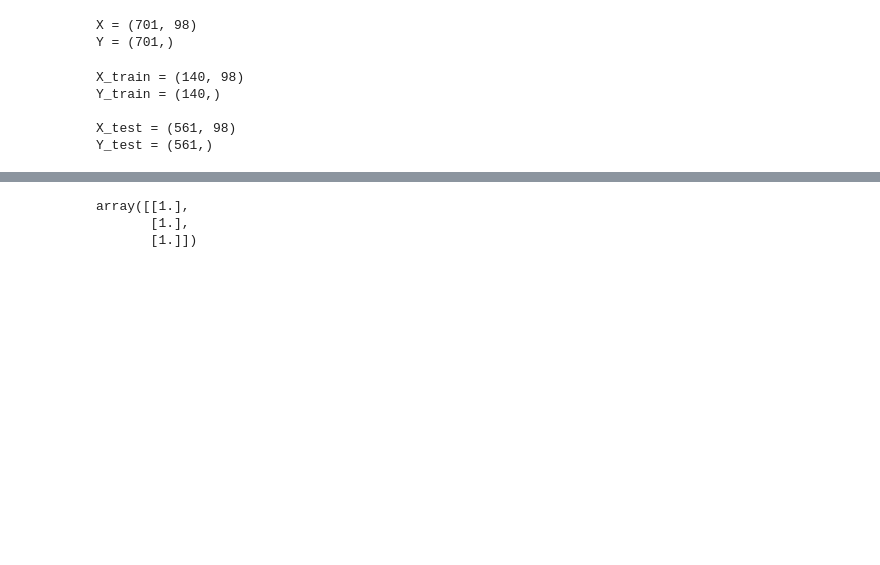
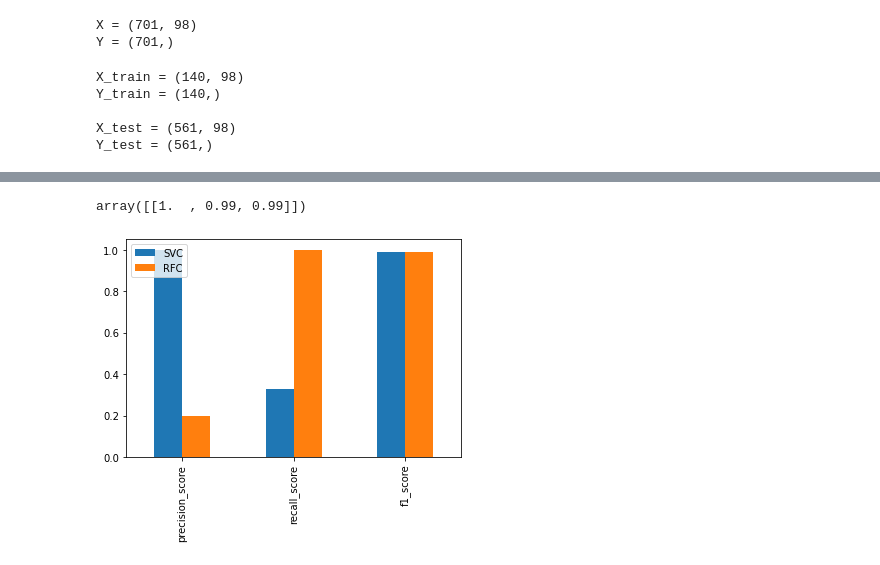
Before and after one commit to Azymir/Autism-Adult-Dataset-UCI-EDA_Classification, a Jupyter notebook: Autism-Adult-Dataset-UCI_Notebook.ipynb, the cells around one changed output, grey strips where cells are left out. Cells and saved outputs as stored; diff of their text form; code cells hidden in the pictures; blank space fills up the shorter version.

```diff
--- a/Autism-Adult-Dataset-UCI_Notebook.ipynb
+++ b/Autism-Adult-Dataset-UCI_Notebook.ipynb
@@ -465,0 +439,6 @@ array([[0.99],
+# %%
+A = np.array([ round(metrics.precision_score(y_test, pred_svc),2),
+    round(metrics.recall_score(y_test, pred_svc),2),
+    round(metrics.f1_score(y_test, pred_svc),2)])
+A = np.reshape(A, (1, 3))
+A
@@ -487,13 +470,19 @@ Root Mean Squared Error: 0.0
-# %%
-B = np.array([ round(metrics.precision_score(y_test, pred_RFR),2),
-    round(metrics.recall_score(y_test, pred_RFR),2),
-    round(metrics.f1_score(y_test, pred_RFR),2)])
-B = np.reshape(B, (3, 1))
-B
-# %% [output]
-array([[1.],
-       [1.],
-       [1.]])
+# %%
+B = np.array([ round(metrics.precision_score(y_test, pred_RFR),2),
+    round(metrics.recall_score(y_test, pred_RFR),2),
+    round(metrics.f1_score(y_test, pred_RFR),2)])
+B = np.reshape(B, (1, 3))
+B
+# %% [output]
+array([[1.  , 0.99, 0.99]])
+# %%
+Data = np.reshape([A, B], (3, 2))
+#fig = pd.DataFrame(Data, columns=["precision_score", "recall_score", "f1_score"], index=['SVC', 'RFC'])
+fig = pd.DataFrame(Data, columns=['SVC', 'RFC'], index=["precision_score", "recall_score", "f1_score"])
+fig.plot.bar();
+plt.show()
+# %% [output]
+[figure, added]
 # %%
 svc_disp = RocCurveDisplay.from_estimator(svc, X_test, y_test)
 ax = plt.gca()
```
Also changed, not shown: parts of 19 cells of this notebook, 1 other file.
